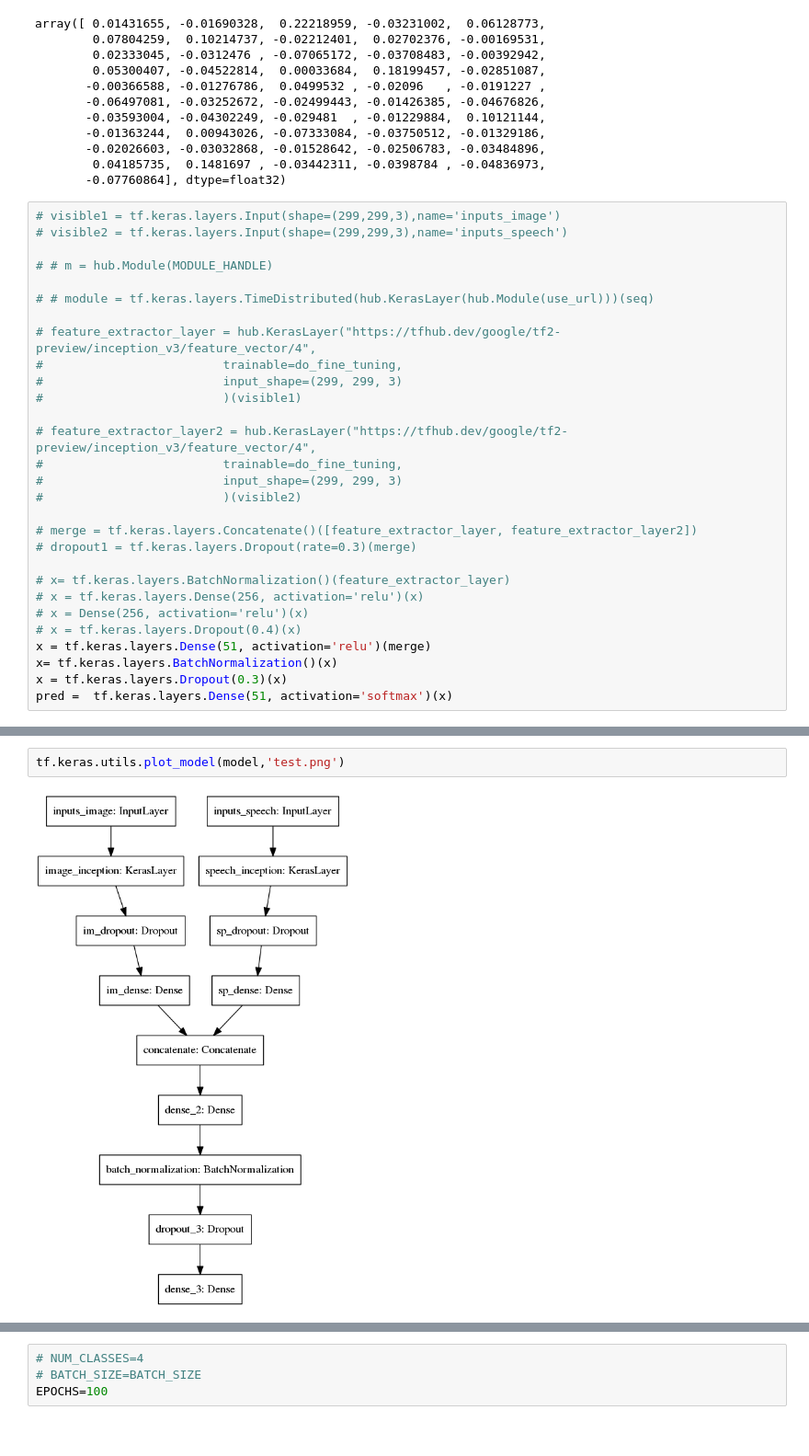
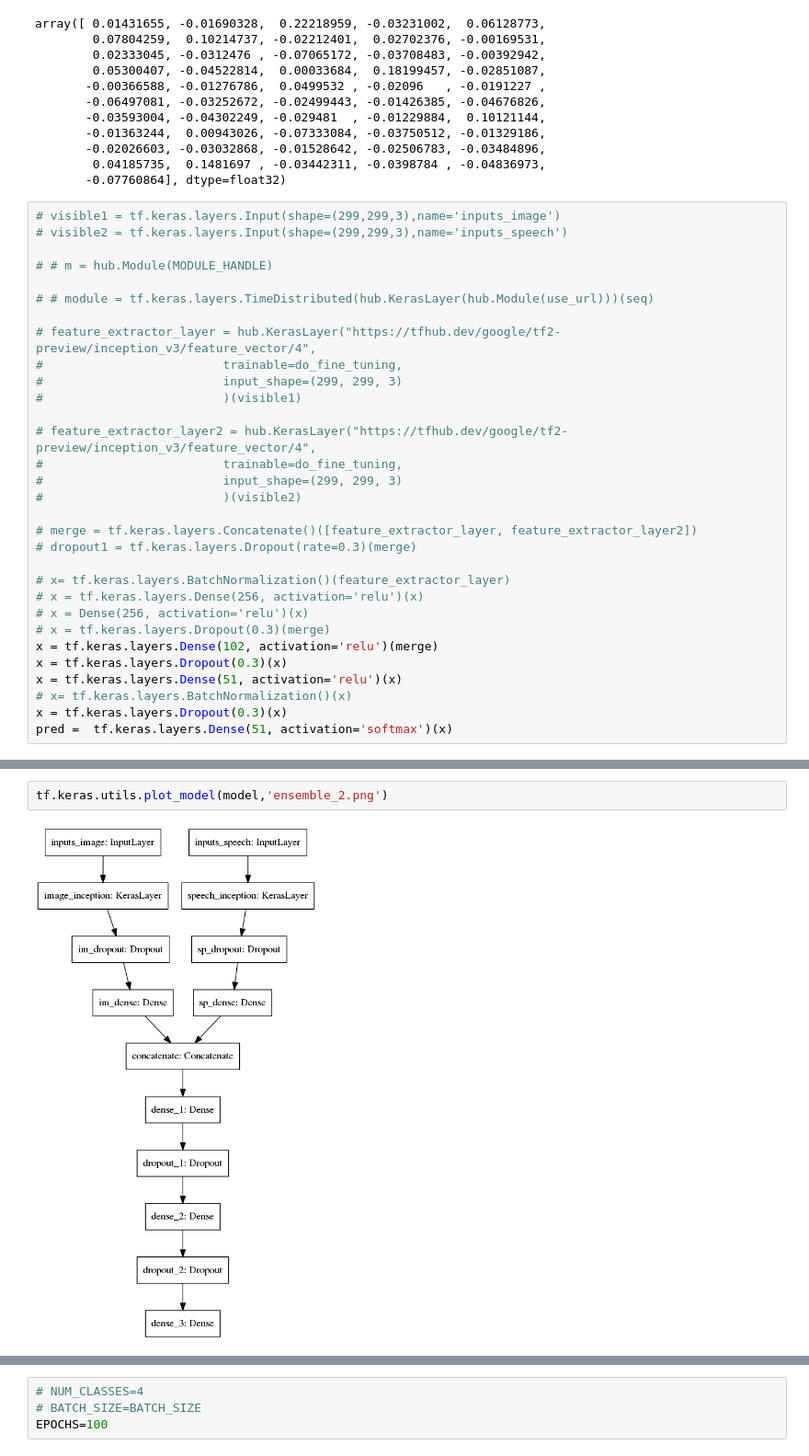
Before and after one commit to internetoftim/labidub, a Jupyter notebook: bimodal/tf2_image_bimodal_keraslayer_loadweights_ensemble.ipynb, the cells around one changed output, grey strips where cells are left out. Shown at 92% size. Saved outputs shown, nothing was run; the diff lists cells and outputs as text.

Commit message:
ensemble

```diff
--- a/bimodal/tf2_image_bimodal_keraslayer_loadweights_ensemble.ipynb
+++ b/bimodal/tf2_image_bimodal_keraslayer_loadweights_ensemble.ipynb
@@ -355,9 +355,11 @@ array([ 0.01431655, -0.01690328,  0.22218959, -0.03231002,  0.06128773,
 # x= tf.keras.layers.BatchNormalization()(feature_extractor_layer)
 # x = tf.keras.layers.Dense(256, activation='relu')(x)
 # x = Dense(256, activation='relu')(x)
-# x = tf.keras.layers.Dropout(0.4)(x)
-x = tf.keras.layers.Dense(51, activation='relu')(merge)
-x= tf.keras.layers.BatchNormalization()(x)
+# x = tf.keras.layers.Dropout(0.3)(merge)
+x = tf.keras.layers.Dense(102, activation='relu')(merge)
+x = tf.keras.layers.Dropout(0.3)(x)
+x = tf.keras.layers.Dense(51, activation='relu')(x)
+# x= tf.keras.layers.BatchNormalization()(x)
 x = tf.keras.layers.Dropout(0.3)(x)
 pred =  tf.keras.layers.Dense(51, activation='softmax')(x)
 # %%
@@ -419,8 +421,8 @@ Non-trainable params: 43,814,668
 __________________________________________________________________________________________________
 # %%
-tf.keras.utils.plot_model(model,'test.png')
+tf.keras.utils.plot_model(model,'ensemble_2.png')
 # %% [output]
-[figure, old version]
+[figure, new version]
 # %%
 epochs = 150
 temp_hist=[]
```
Also changed, not shown: parts of 7 cells of this notebook.
